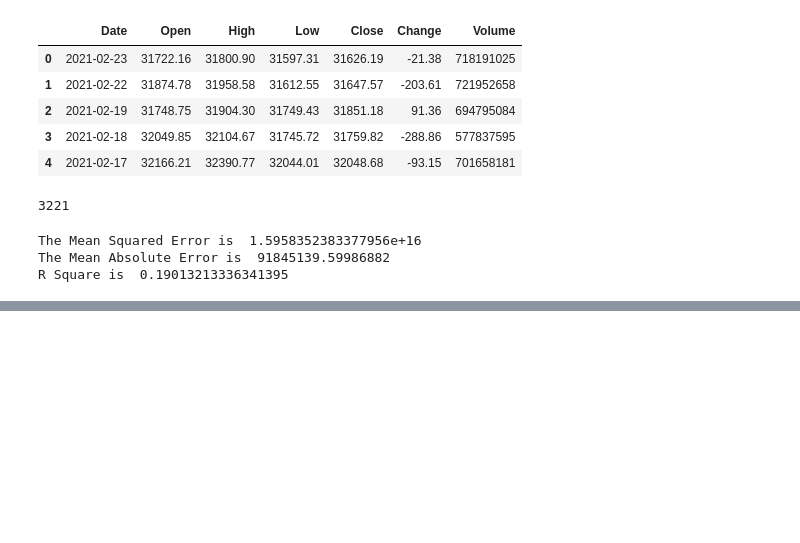
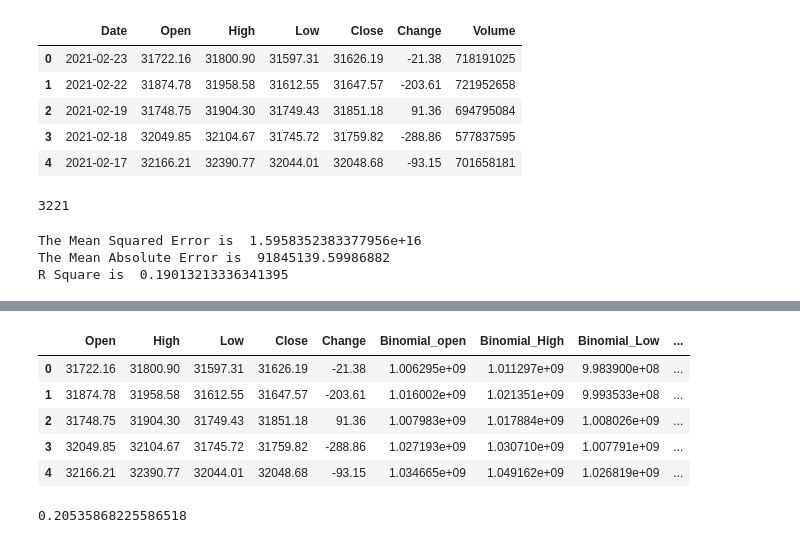
Before and after one commit to arfan64shah/Data_Science, a Jupyter notebook: Stock_Data_Project/Pakistan_Stock_Exchange_Project.ipynb, the cells around one changed output, grey strips where cells are left out. Saved outputs shown, nothing was run; the diff lists cells and outputs as text; code cells hidden in the pictures; blank space fills up the shorter version.

```diff
--- a/Stock_Data_Project/Pakistan_Stock_Exchange_Project.ipynb
+++ b/Stock_Data_Project/Pakistan_Stock_Exchange_Project.ipynb
@@ -710,0 +827,3 @@ fig.show()
+# %%
+# convert volume into float
+dataset['Volume'] = dataset['Volume'].astype(float)
@@ -710,0 +845,28 @@ fig.show()
+# %%
+date = dataset.pop('Date')
+dataset.head()
+# %% [output]
+|  | Open | High | Low | Close | Change | Binomial_open | Binomial_High | Binomial_Low | ... |
+| 0 | 31722.16 | 31800.90 | 31597.31 | 31626.19 | -21.38 | 1.006295e+09 | 1.011297e+09 | 9.983900e+08 | ... |
+| 1 | 31874.78 | 31958.58 | 31612.55 | 31647.57 | -203.61 | 1.016002e+09 | 1.021351e+09 | 9.993533e+08 | ... |
+| 2 | 31748.75 | 31904.30 | 31749.43 | 31851.18 | 91.36 | 1.007983e+09 | 1.017884e+09 | 1.008026e+09 | ... |
+| 3 | 32049.85 | 32104.67 | 31745.72 | 31759.82 | -288.86 | 1.027193e+09 | 1.030710e+09 | 1.007791e+09 | ... |
+| 4 | 32166.21 | 32390.77 | 32044.01 | 32048.68 | -93.15 | 1.034665e+09 | 1.049162e+09 | 1.026819e+09 | ... |
+# %%
+# now again the apply the regression model
+x = dataset.iloc[:, : -1]
+y = dataset.iloc[:, -1]
+
+
+# classify into training and testing
+x_train, x_test, y_train, y_test = train_test_split(x, y, random_state = 0, test_size = 0.3)
+
+# train model
+modell = LinearRegression()
+modell.fit(x_train, y_train)
+predd = modell.predict(x_test)
+
+r2 = r2_score(y_test, predd)
+r2
+# %% [output]
+0.20535868225586518
```
Also changed, not shown: parts of 10 cells of this notebook.
